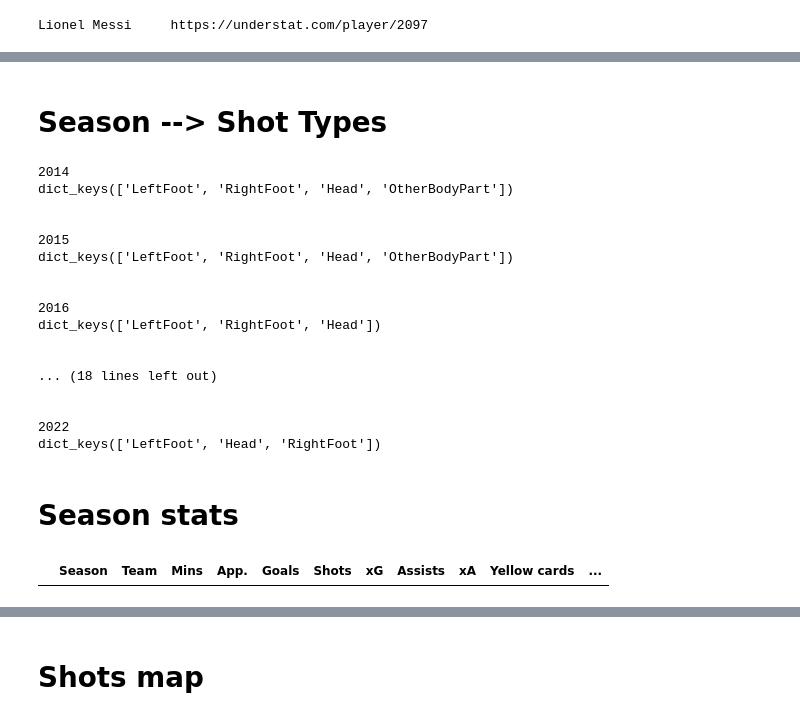
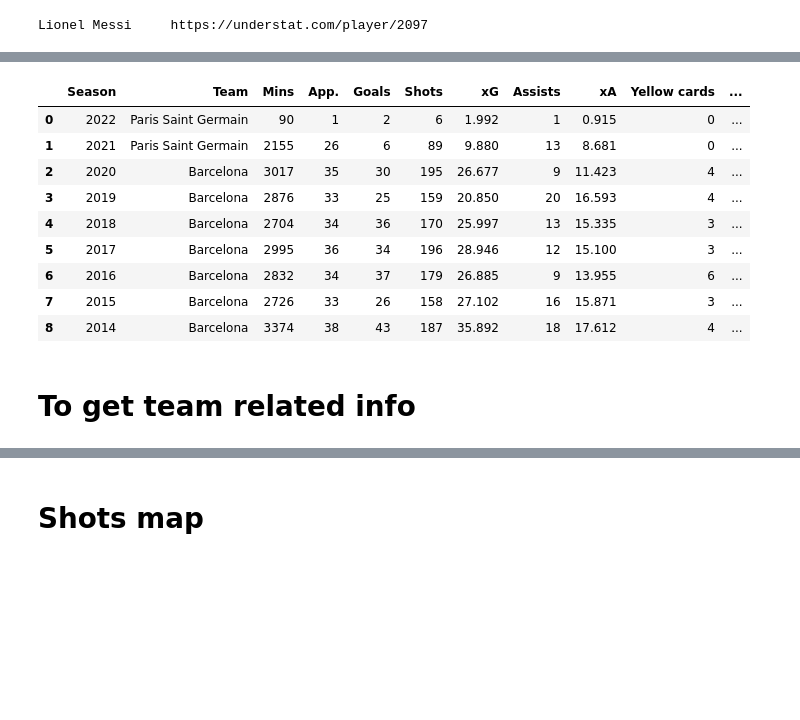
Before and after one commit to trezeguet74/UnderStatScrapper, a Jupyter notebook: UnderStat Scrapper.ipynb, the cells around one changed output, grey strips where cells are left out. Cells and saved outputs as stored; diff of their text form; code cells hidden in the pictures; blank space fills up the shorter version.

```diff
--- a/UnderStat Scrapper.ipynb
+++ b/UnderStat Scrapper.ipynb
@@ -37,5 +118,0 @@ dict_keys(['season', 'position', 'situation', 'shotZones', 'shotTypes'])
-# %%
-for x in list(json_data['situation'].keys()):
-    print('\n')
-    print(x)
-    print(json_data['situation'][x].keys())
@@ -62,5 +118,0 @@ dict_keys(['OpenPlay', 'DirectFreekick', 'FromCorner'])
-# %%
-for x in list(json_data['shotZones'].keys()):
-    print('\n')
-    print(x)
-    print(json_data['shotZones'][x].keys())
@@ -85,30 +119,3 @@ dict_keys(['shotOboxTotal', 'shotPenaltyArea'])
-# %% [markdown]
-# **Season --> Shot Types**
-# %%
-for x in list(json_data['shotTypes'].keys()):
-    print('\n')
-    print(x)
-    print(json_data['shotTypes'][x].keys())
-# %% [output]
-2014
-dict_keys(['LeftFoot', 'RightFoot', 'Head', 'OtherBodyPart'])
-
-
-2015
-dict_keys(['LeftFoot', 'RightFoot', 'Head', 'OtherBodyPart'])
-
-
-2016
-dict_keys(['LeftFoot', 'RightFoot', 'Head'])
-
-
-... (18 lines left out)
-
-
-2022
-dict_keys(['LeftFoot', 'Head', 'RightFoot'])
-# %% [markdown]
-# **Season stats**
 # %%
 def SeasonStats():
 
@@ -135,32 +142,43 @@ def SeasonStats():
     json_data = json_data.encode('utf8').decode('unicode_escape')
     json_data = json.loads(json_data)
 
     for x in json_data["season"]:
         games.append(int(x["games"]))
         goals.append(int(x["goals"]))
         shots.append(int(x["shots"]))
         xg.append(float(x["xG"]))
         assists.append(int(x["assists"]))
         xa.append(float(x["xA"]))
         season.append(x["season"])
         team.append(x["team"])
         yellow.append(int(x["yellow"]))
         red.append(x["red"])
         np_g.append(x["npg"])
         np_xg.append(x["npxG"])
         xg_chain.append(x["xGChain"])
         xg_buildup.append(x["xGBuildup"])
         mins.append(int(x["time"]))
 
     df = pd.DataFrame({ 'Season': season, 'Team': team, 'Mins': mins,'App.': games,
                     'Goals': goals, 'Shots': shots, 'xG': xg, 'Assists': assists,
                 'xA': xa, 'Yellow cards': yellow, 'Red cards': red, 'npG': np_g,
                     'npxG': np_xg, 'xGChain': xg_chain, 'xGBuildup': xg_buildup})
     for col in ["xG","xA",'npxG','xGChain','xGBuildup']:
         df[col] = df[col].astype(float).round(3)
-    season = input("Please, Enter season: ")
-    display(df.loc[df.Season == season].reset_index(drop=True))
+    #season = input("Please, Enter season: ")
+    display(df.reset_index(drop=True))
 
 SeasonStats()
 # %% [output]
 |  | Season | Team | Mins | App. | Goals | Shots | xG | Assists | xA | Yellow cards | ... |
+| 0 | 2022 | Paris Saint Germain | 90 | 1 | 2 | 6 | 1.992 | 1 | 0.915 | 0 | ... |
+| 1 | 2021 | Paris Saint Germain | 2155 | 26 | 6 | 89 | 9.880 | 13 | 8.681 | 0 | ... |
+| 2 | 2020 | Barcelona | 3017 | 35 | 30 | 195 | 26.677 | 9 | 11.423 | 4 | ... |
+| 3 | 2019 | Barcelona | 2876 | 33 | 25 | 159 | 20.850 | 20 | 16.593 | 4 | ... |
+| 4 | 2018 | Barcelona | 2704 | 34 | 36 | 170 | 25.997 | 13 | 15.335 | 3 | ... |
+| 5 | 2017 | Barcelona | 2995 | 36 | 34 | 196 | 28.946 | 12 | 15.100 | 3 | ... |
+| 6 | 2016 | Barcelona | 2832 | 34 | 37 | 179 | 26.885 | 9 | 13.955 | 6 | ... |
+| 7 | 2015 | Barcelona | 2726 | 33 | 26 | 158 | 27.102 | 16 | 15.871 | 3 | ... |
+| 8 | 2014 | Barcelona | 3374 | 38 | 43 | 187 | 35.892 | 18 | 17.612 | 4 | ... |
+# %% [markdown]
+# **To get team related info**
```
Also changed, not shown: parts of 21 cells of this notebook.
